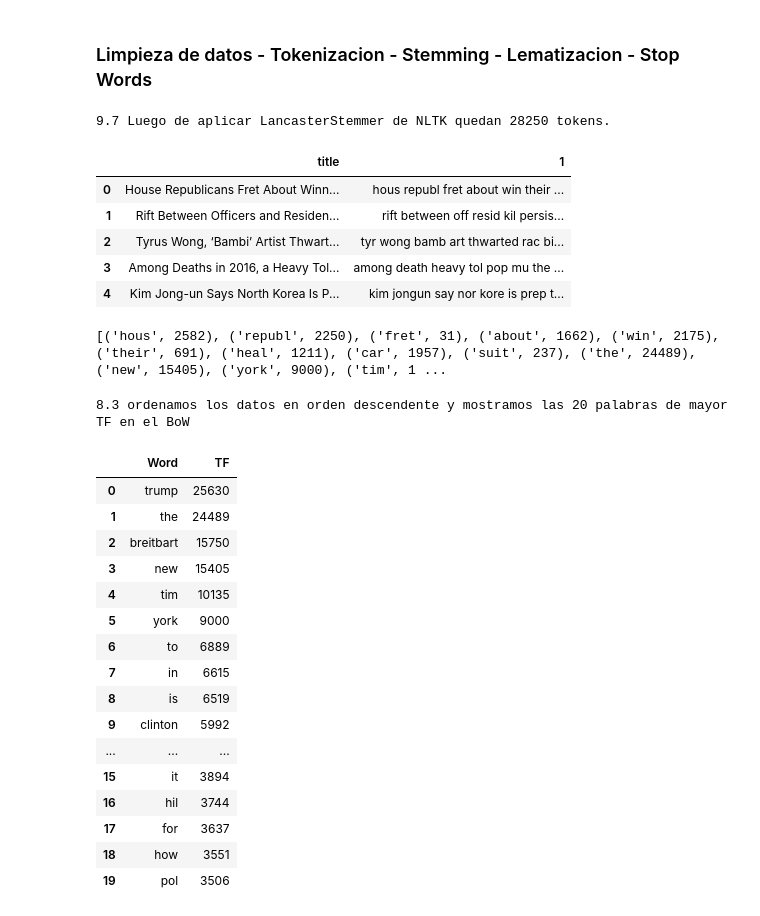
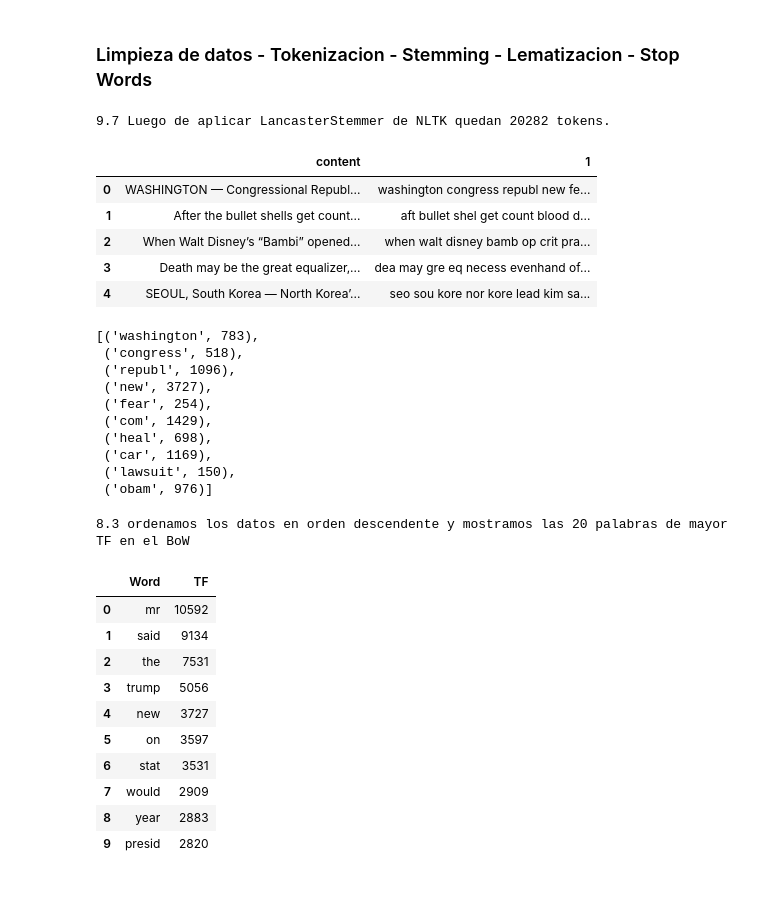
Before and after one commit to franco18/st1800eafit-final, a Jupyter notebook: AnalisisDescriptivoJuli.ipynb, the cells around one changed output. Saved outputs shown, nothing was run; the diff lists cells and outputs as text; code cells hidden in the pictures; blank space fills up the shorter version.

```diff
--- a/AnalisisDescriptivoJuli.ipynb
+++ b/AnalisisDescriptivoJuli.ipynb
@@ -86,7 +86,7 @@ content        142570 non-null object
 dtypes: float64(2), int64(2), object(6)
 memory usage: 10.9+ MB
 # %%
-newdf= df[df.columns[2]]
+newdf= df.iloc[0:1000,9]
 df2 = pd.DataFrame(newdf)
 df2.head()
 # %% [output]
@@ -163,7 +163,7 @@ lancaster = LancasterStemmer()
 
 textclean=[]
 contador = 0
-for document in df2['title']:
+for document in df2['content']:
     line_clean = ""
     tokens = nltk.word_tokenize(str(document))
     tokens = [re.sub(r'[^A-Za-z0-9]+','',w) for w in tokens]
@@ -186,13 +186,13 @@ Vacabulary=list(Infodoc.vocabulary_.keys())
 print( "9.7 Luego de aplicar LancasterStemmer de NLTK quedan "+str(len(Vacabulary))+" tokens.")
 df2.head()
 # %% [output]
-9.7 Luego de aplicar LancasterStemmer de NLTK quedan 28250 tokens.
+9.7 Luego de aplicar LancasterStemmer de NLTK quedan 20282 tokens.
-|  | title | 1 |
-| 0 | House Republicans Fret About Winn... | hous republ fret about win their ... |
-| 1 | Rift Between Officers and Residen... | rift between off resid kil persis... |
-| 2 | Tyrus Wong, ‘Bambi’ Artist Thwart... | tyr wong bamb art thwarted rac bi... |
-| 3 | Among Deaths in 2016, a Heavy Tol... | among death heavy tol pop mu the ... |
-| 4 | Kim Jong-un Says North Korea Is P... | kim jongun say nor kore is prep t... |
+|  | content | 1 |
+| 0 | WASHINGTON — Congressional Republ... | washington congress republ new fe... |
+| 1 | After the bullet shells get count... | aft bullet shel get count blood d... |
+| 2 | When Walt Disney’s “Bambi” opened... | when walt disney bamb op crit pra... |
+| 3 | Death may be the great equalizer,... | dea may gre eq necess evenhand of... |
+| 4 | SEOUL, South Korea — North Korea’... | seo sou kore nor kore lead kim sa... |
 # %%
 # Realice un TF (Term Frecuency) por cada una de las palabras del conjunto de datos final.
 Infodoc = CountVectorizer().fit(df2[1])
@@ -201,35 +201,38 @@ bag_of_words = Infodoc.transform(df2[1])
 sum_words = bag_of_words.sum(axis=0)
 words_freq = [(word, sum_words[0, idx]) for word, idx in Infodoc.vocabulary_.items()]
 
-print(words_freq)
+words_freq[0:10]
 # %% [output]
-[('hous', 2582), ('republ', 2250), ('fret', 31), ('about', 1662), ('win', 2175), ('their', 691), ('heal', 1211), ('car', 1957), ('suit', 237), ('the', 24489), ('new', 15405), ('york', 9000), ('tim', 1 ...
+[('washington', 783),
+ ('congress', 518),
+ ('republ', 1096),
+ ('new', 3727),
+ ('fear', 254),
+ ('com', 1429),
+ ('heal', 698),
+ ('car', 1169),
+ ('lawsuit', 150),
+ ('obam', 976)]
 # %%
 #imprima el top-20 descendiente de las palabras más frecuentes en el BoW.
 print("8.3 ordenamos los datos en orden descendente y mostramos las 20 palabras de mayor TF en el BoW")
 pd.set_option('display.max_rows', 100)
 words_freq =sorted(words_freq, key = lambda x: x[1], reverse=True)
 df3=pd.DataFrame(words_freq,columns=['Word', 'TF'])
-df3.head(20)
+df3.head(10)
 # %% [output]
 8.3 ordenamos los datos en orden descendente y mostramos las 20 palabras de mayor TF en el BoW
 |  | Word | TF |
-| 0 | trump | 25630 |
-| 1 | the | 24489 |
-| 2 | breitbart | 15750 |
-| 3 | new | 15405 |
-| 4 | tim | 10135 |
-| 5 | york | 9000 |
-| 6 | to | 6889 |
-| 7 | in | 6615 |
-| 8 | is | 6519 |
-| 9 | clinton | 5992 |
-| ... | ... | ... |
-| 15 | it | 3894 |
-| 16 | hil | 3744 |
-| 17 | for | 3637 |
-| 18 | how | 3551 |
-| 19 | pol | 3506 |
+| 0 | mr | 10592 |
+| 1 | said | 9134 |
+| 2 | the | 7531 |
+| 3 | trump | 5056 |
+| 4 | new | 3727 |
+| 5 | on | 3597 |
+| 6 | stat | 3531 |
+| 7 | would | 2909 |
+| 8 | year | 2883 |
+| 9 | presid | 2820 |
 # %%
 # Realice la grafica de barras en matplotlib de estas 20 palabras en orden descendentes.
 plt.figure(figsize=(15,10))
```
Also changed, not shown: parts of 17 cells of this notebook, 2 other files.
